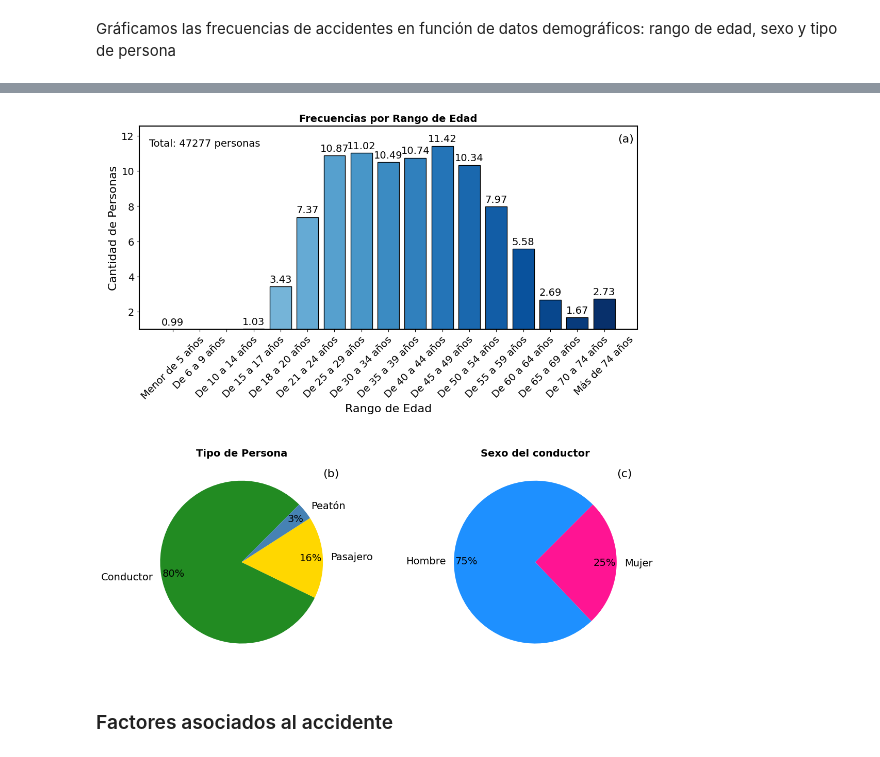
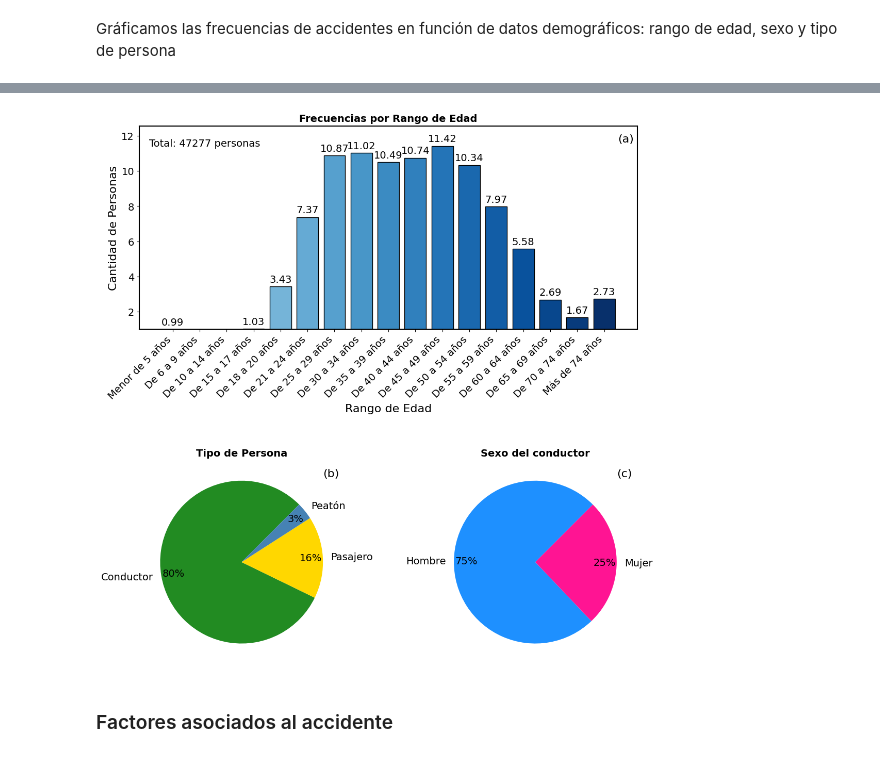
Before and after one commit to Cesar-CSP/EDA-ACCIDENTALIDAD_MADRID, a Jupyter notebook: src/notebooks/Gráficos_informe_univariante.ipynb, the cells around one changed output, grey strips where cells are left out. Drawn from its saved outputs; the diff is of its cells as text; code cells hidden in the pictures.

```diff
--- a/src/notebooks/Gráficos_informe_univariante.ipynb
+++ b/src/notebooks/Gráficos_informe_univariante.ipynb
@@ -16,7 +16,7 @@ import squarify
 # %% [markdown]
 En primer lugar, cargamos el dataset de accidentes intraurbanos de Madrid para el año 2020
 # %%
-direccion="./Datasets/2024_Accidentalidad.csv"
+direccion="../data/2024_Accidentalidad.csv"
 df_accidentes_2024=pd.read_csv(direccion, sep=";", encoding="utf-8")
 # %% [markdown]
 y visualizamos la información general del dataset:
@@ -783,35 +783,35 @@ ax1.bar_label(bars, padding=3, fontsize=14)
 total_involucrados=len(df_24)
 ax1.text(0.02, 0.90, f"Total: {total_involucrados} personas",
          transform=ax1.transAxes, fontsize=14)
-plt.xticks(rotation=45)
+plt.xticks(rotation=45, ha = "right")
 #lt.yticks(fontsize=14)
 max_val = edad_counts.max()
 ax1.set_ylim(bottom=1, top=max_val * 1.1)
 ax1.text(0.96, 0.92, '(a)', transform=ax1.transAxes, fontsize=16)
 
 pie_kwargs = {
     'autopct': '%1.0f%%',
     'startangle': 45,
     'textprops': {'fontsize': 14},
     'pctdistance': 0.85,
     'labeldistance': 1.1
 }
 
 ax2 = plt.subplot(2, 2, 3) # Fila 1, Columna 2
 ax2.pie(tipo_counts, labels=tipo_counts.index, colors=["forestgreen", "gold", "steelblue"], **pie_kwargs)
 ax2.set_title("Tipo de Persona")
 ax2.text(0.9, 0.92, '(b)', transform=ax2.transAxes, fontsize=16)
 
 ax3 = plt.subplot(2, 2, 4) # Fila 1, Columna 1
 ax3.pie(sexo_counts, labels=sexo_counts.index, colors=["dodgerblue", "deeppink"], **pie_kwargs)
 ax3.set_title("Sexo del conductor")
 ax3.text(0.9, 0.92, '(c)', transform=ax3.transAxes, fontsize=16)
 
 
 plt.tight_layout(pad=4.0) #para que no se solapen
 # plt.show()
 # %% [output]
-[figure, old version]
+[figure, new version]
 # %% [markdown]
 ### Factores asociados al accidente
 # %% [markdown]
```
Also changed, not shown: parts of 2 cells of this notebook, 2 other files.
